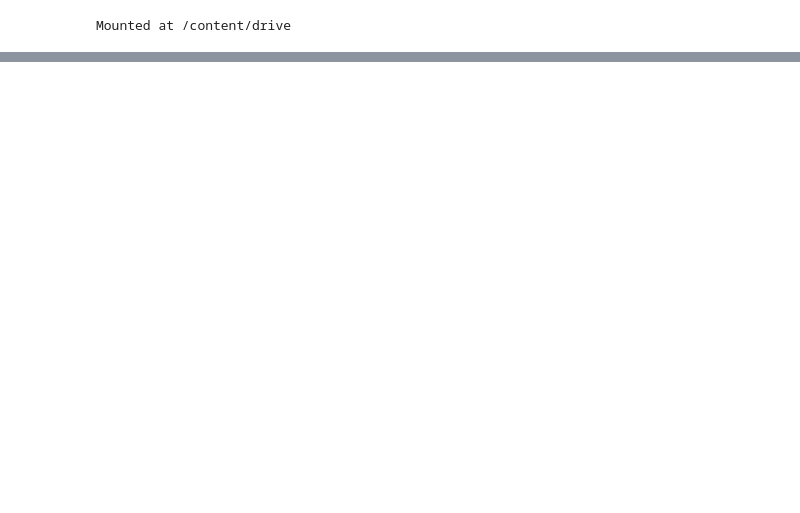
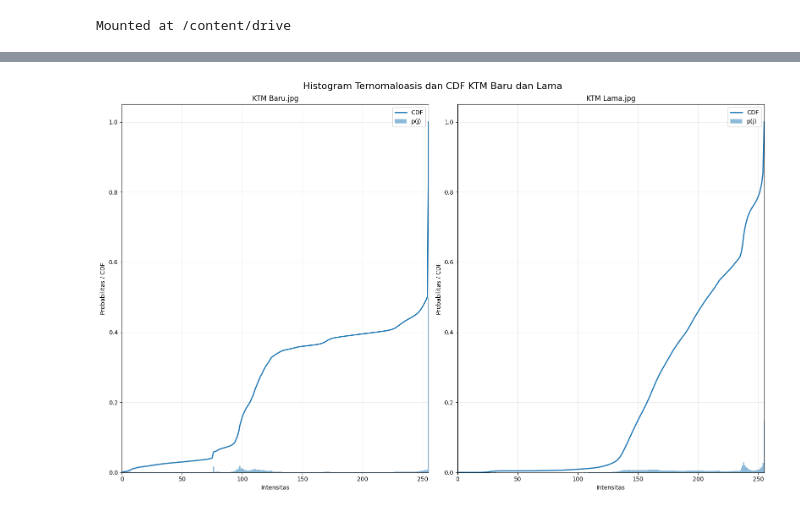
Before and after one commit to nahdaauliya/PCVK_Ganjil_2026, a Jupyter notebook: Week5_PCVK.ipynb, the cells around one changed output, grey strips where cells are left out. Drawn from its saved outputs; the diff is of its cells as text; code cells hidden in the pictures; blank space fills up the shorter version.

```diff
--- a/Week5_PCVK.ipynb
+++ b/Week5_PCVK.ipynb
@@ -19,0 +243,37 @@ img - cv.imread('')
+# %%
+path = '/content/drive/MyDrive/PCVK/Images (1)/'
+
+# Nama file
+files = ['KTM Baru.jpg', 'KTM Lama.jpg']
+
+fig, axs = plt.subplots(1,2, figsize=(16, 10))
+
+for ax, file in zip(axs.ravel(), files):
+  img = cv.imread(path + file, cv.IMREAD_GRAYSCALE)
+
+  hist = cv.calcHist([img], [0], None, [256], [0, 256]). flatten()
+  p = hist / hist.sum()
+  cdf = np.cumsum(p)
+  intensity = np.arange(256)
+
+  ax.bar(intensity, p , width=1.0, alpha=0.5, label='p(j)')
+
+  ax.plot(intensity, cdf, linewidth=2, label='CDF')
+
+  ax.set_title(file)
+  ax.set_xlabel('Intensitas')
+  ax.set_ylabel('Probabilitas / CDF')
+  ax.set_xlim(0, 255)
+  ax.set_ylim(0, 1.05)
+  ax.grid(alpha=0.3)
+  ax.legend()
+
+plt.suptitle(
+    'Histogram Ternomaloasis dan CDF KTM Baru dan Lama',
+    fontsize=16
+)
+
+plt.tight_layout()
+plt.show()
+# %% [output]
+[figure, added]
```
Also changed, not shown: parts of 10 cells of this notebook.
